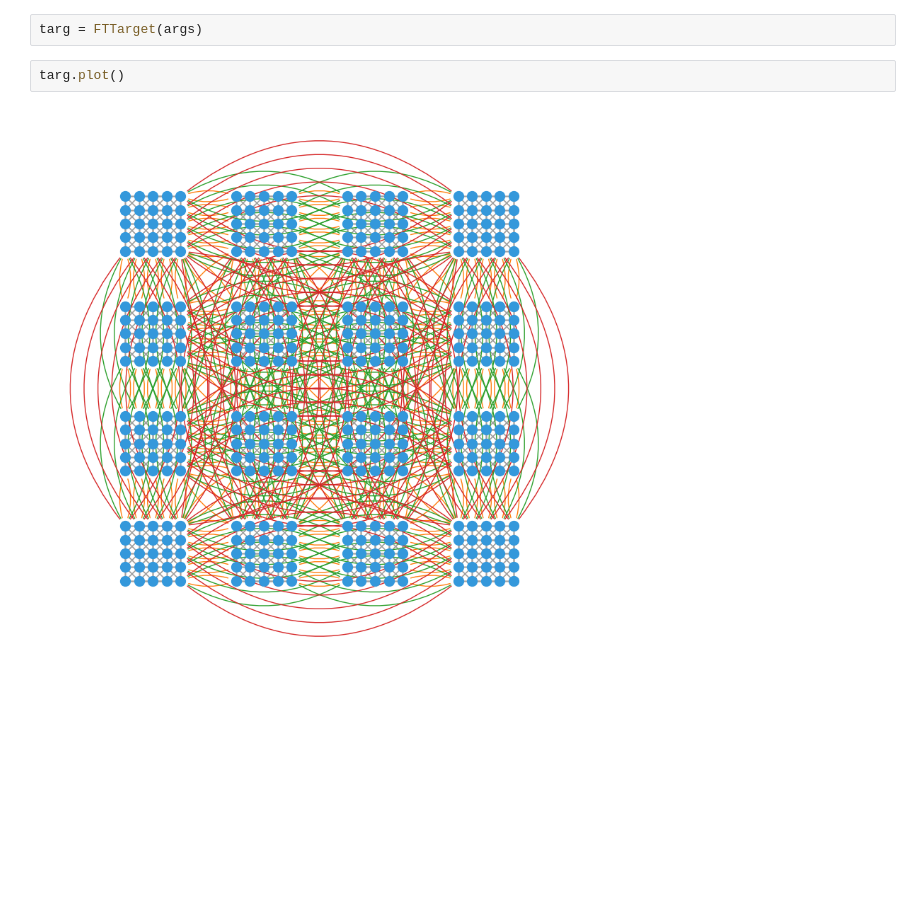
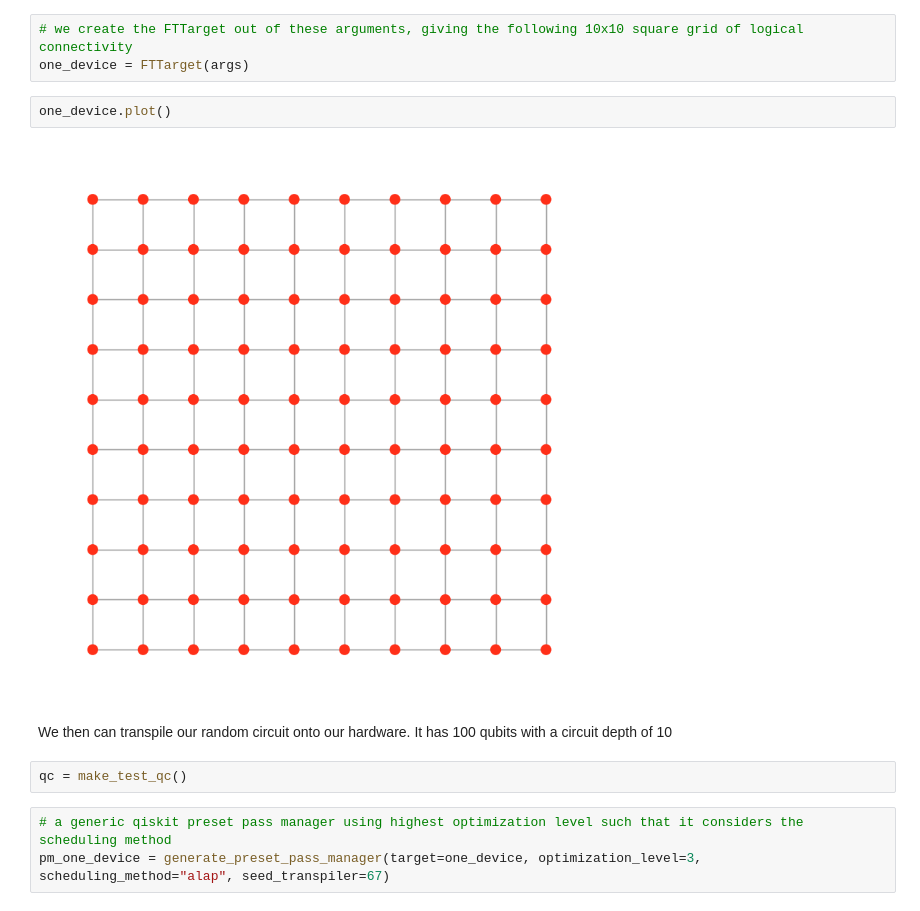
Before and after one commit to adityar0407/quantum-circuit-evaluator, a Jupyter notebook: examples/01_Target_Creation.ipynb, the cells around one changed output. Saved outputs shown, nothing was run; the diff lists cells and outputs as text; blank space fills up the shorter version.

```diff
--- a/examples/01_Target_Creation.ipynb
+++ b/examples/01_Target_Creation.ipynb
@@ -62,6 +89,14 @@ from backend.FaultTolerantTarget import FTTarget
 # %%
-targ = FTTarget(args)
+# we create the FTTarget out of these arguments, giving the following 10x10 square grid of logical connectivity
+one_device = FTTarget(args)
 # %%
-targ.plot()
+one_device.plot()
 # %% [output]
-[figure, old version]
+[figure, new version]
+# %% [markdown]
+We then can transpile our random circuit onto our hardware. It has 100 qubits with a circuit depth of 10
+# %%
+qc = make_test_qc()
+# %%
+# a generic qiskit preset pass manager using highest optimization level such that it considers the scheduling method
+pm_one_device = generate_preset_pass_manager(target=one_device, optimization_level=3, scheduling_method="alap", seed_transpiler=67)
```
Also changed, not shown: parts of 32 cells of this notebook, 2 other files.
